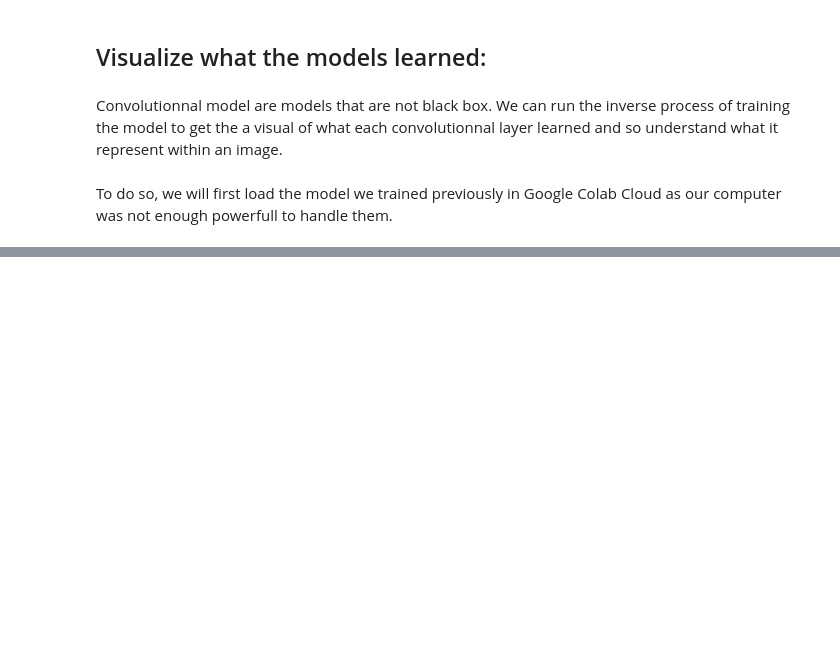
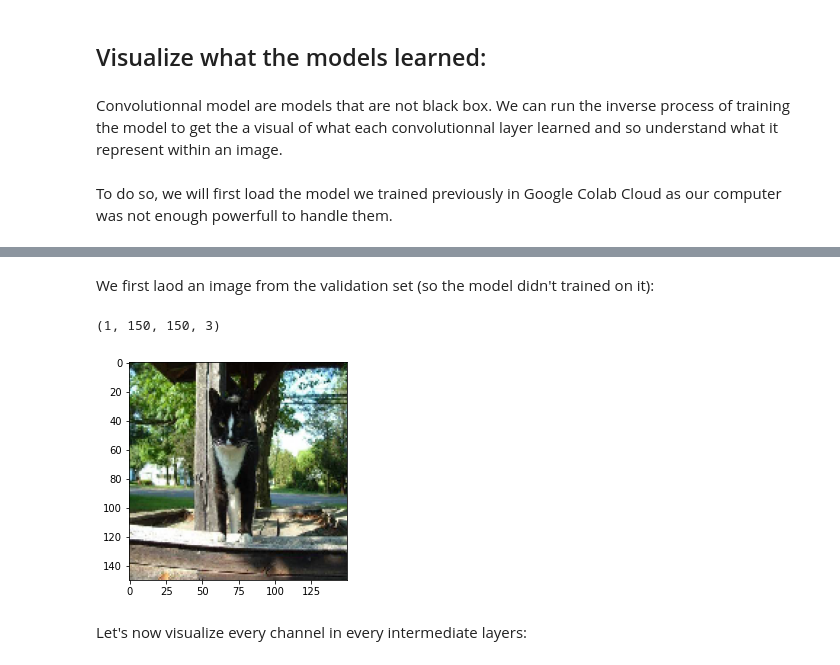
Before and after one commit to SebastienPavot/Kaggle-Cat-vs-Dog-Classification, a Jupyter notebook: Code/Cats vs Dogs Classification.ipynb, the cells around one changed output, grey strips where cells are left out. Cells and saved outputs as stored; diff of their text form; code cells hidden in the pictures; blank space fills up the shorter version.

Commit message:
Visualization

```diff
--- a/Code/Cats vs Dogs Classification.ipynb
+++ b/Code/Cats vs Dogs Classification.ipynb
@@ -605,0 +592,20 @@ pip install --upgrade keras
+# %% [markdown]
+We first laod an image from the validation set (so the model didn't trained on it):
+# %%
+img_path = os.path.join(validation_dir, 'Cats/cat.8501.jpg')
+img = load_img(img_path, target_size = (150,150))
+img_tensor = img_to_array(img)
+img_tensor = np.expand_dims(img_tensor, axis = 0)
+img_tensor /= 255.
+
+print(img_tensor.shape)
+# %% [output]
+(1, 150, 150, 3)
+# %%
+#Print the image
+plt.imshow(img_tensor[0])
+plt.show()
+# %% [output]
+[figure, added]
+# %% [markdown]
+Let's now visualize every channel in every intermediate layers:
```
Also changed, not shown: parts of 10 cells of this notebook.
